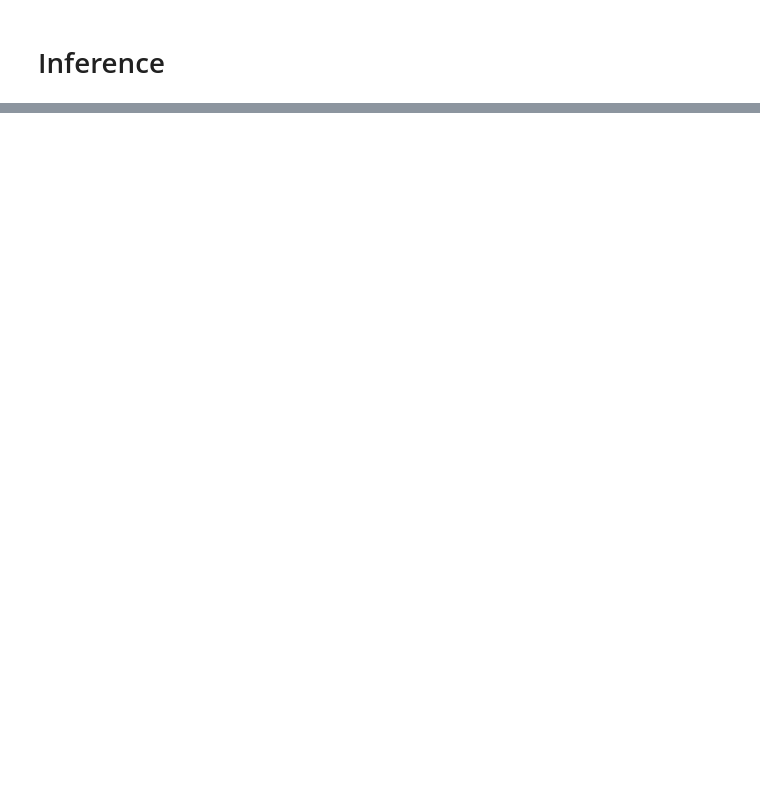
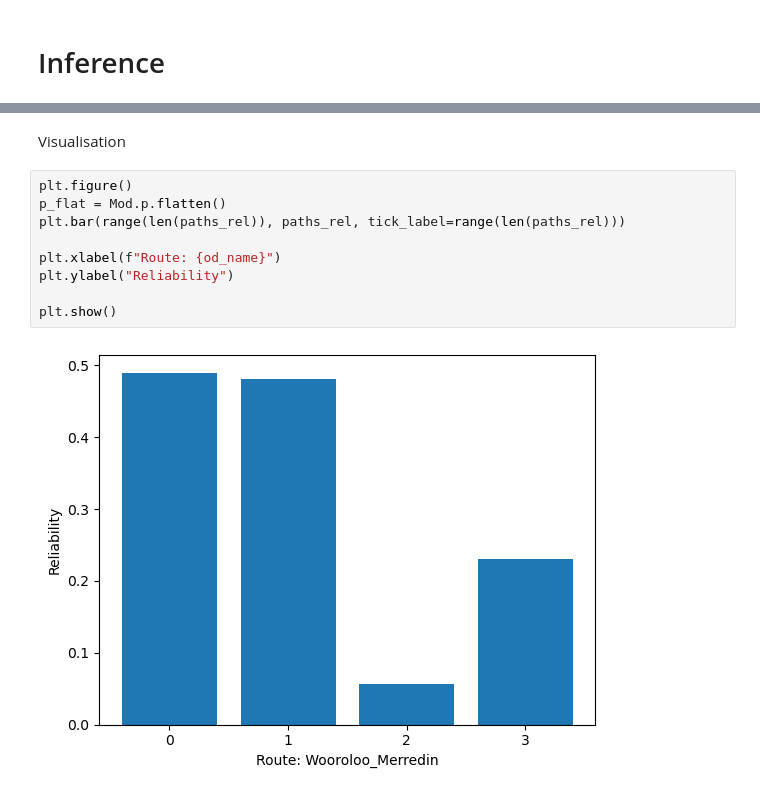
Before and after one commit to dynaryu/BNS-JT, a Jupyter notebook: BNS_JT/demos/Wheat/demo.ipynb, the cells around one changed output, grey strips where cells are left out. Drawn from its saved outputs; the diff is of its cells as text; blank space fills up the shorter version.

```diff
--- a/BNS_JT/demos/Wheat/demo.ipynb
+++ b/BNS_JT/demos/Wheat/demo.ipynb
@@ -209,0 +243,13 @@ Cpm(variables=['Wooroloo_Merredin'], no_child=1, C=[[3]
+# %% [markdown]
+Visualisation
+# %%
+plt.figure()
+p_flat = Mod.p.flatten()
+plt.bar(range(len(paths_rel)), paths_rel, tick_label=range(len(paths_rel)))
+
+plt.xlabel(f"Route: {od_name}")
+plt.ylabel("Reliability")
+
+plt.show()
+# %% [output]
+[figure, added]
```
Also changed, not shown: parts of 22 cells of this notebook.
